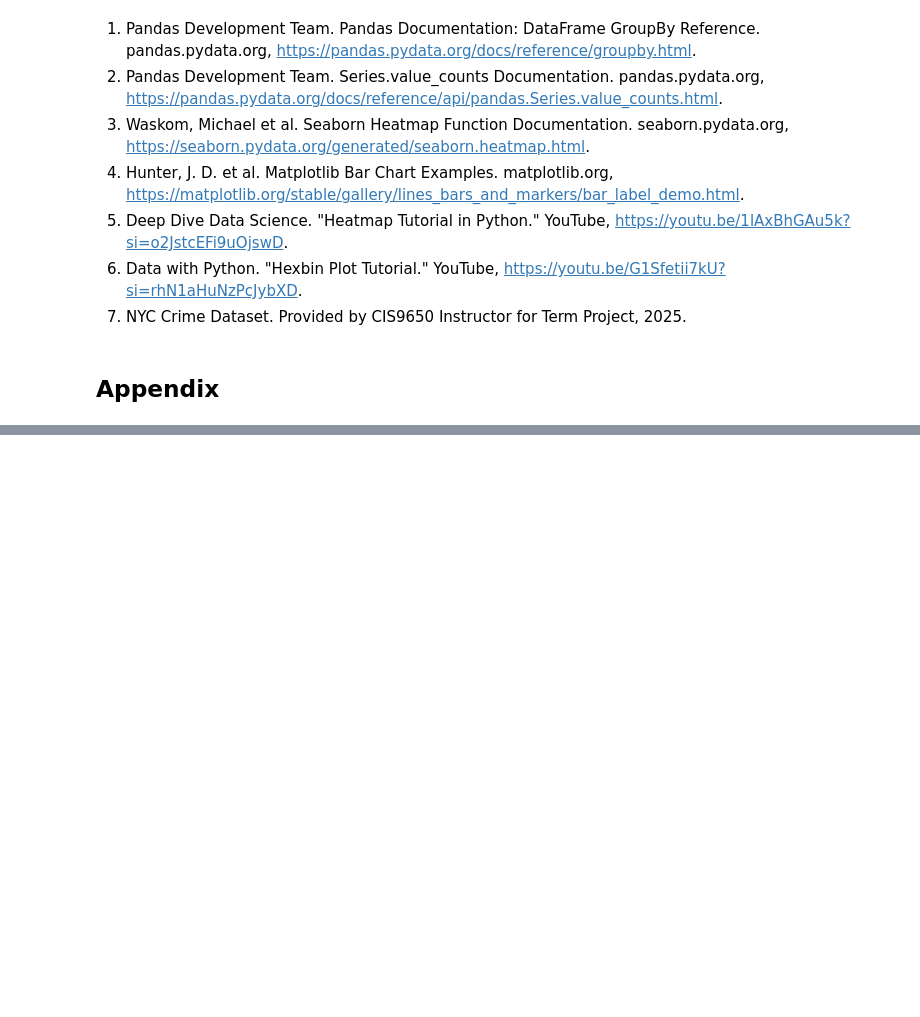
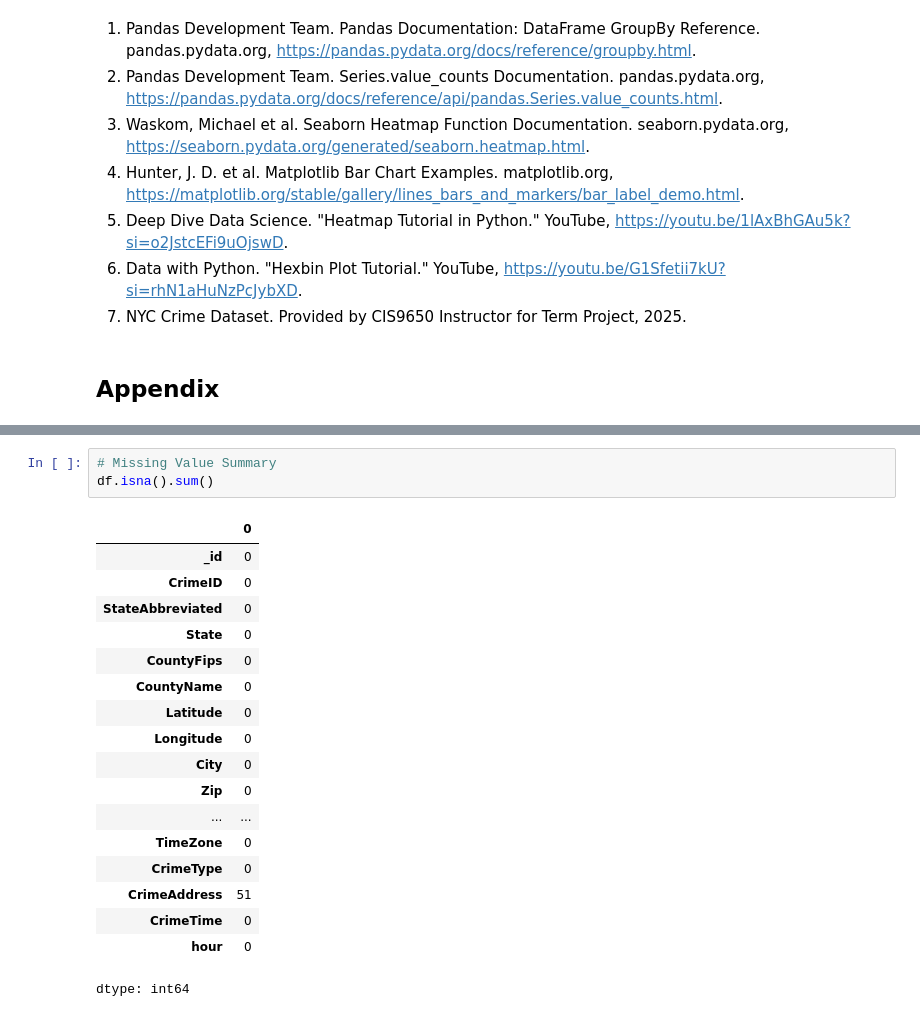
Before and after one commit to Ashliz1/NYC-Crime-Data---Group-10-, a Jupyter notebook: term_project_starter.ipynb, the cells around one changed output, grey strips where cells are left out. Saved outputs shown, nothing was run; the diff lists cells and outputs as text; blank space fills up the shorter version.

```diff
--- a/term_project_starter.ipynb
+++ b/term_project_starter.ipynb
@@ -604,0 +605,22 @@ Time-of-day analysis further showed that crime activity peaks around 5 AM and is
+# %%
+# Missing Value Summary
+df.isna().sum()
+# %% [output]
+|  | 0 |
+| _id | 0 |
+| CrimeID | 0 |
+| StateAbbreviated | 0 |
+| State | 0 |
+| CountyFips | 0 |
+| CountyName | 0 |
+| Latitude | 0 |
+| Longitude | 0 |
+| City | 0 |
+| Zip | 0 |
+| ... | ... |
+| TimeZone | 0 |
+| CrimeType | 0 |
+| CrimeAddress | 51 |
+| CrimeTime | 0 |
+| hour | 0 |
+dtype: int64
```
Also changed, not shown: parts of 11 cells of this notebook.
